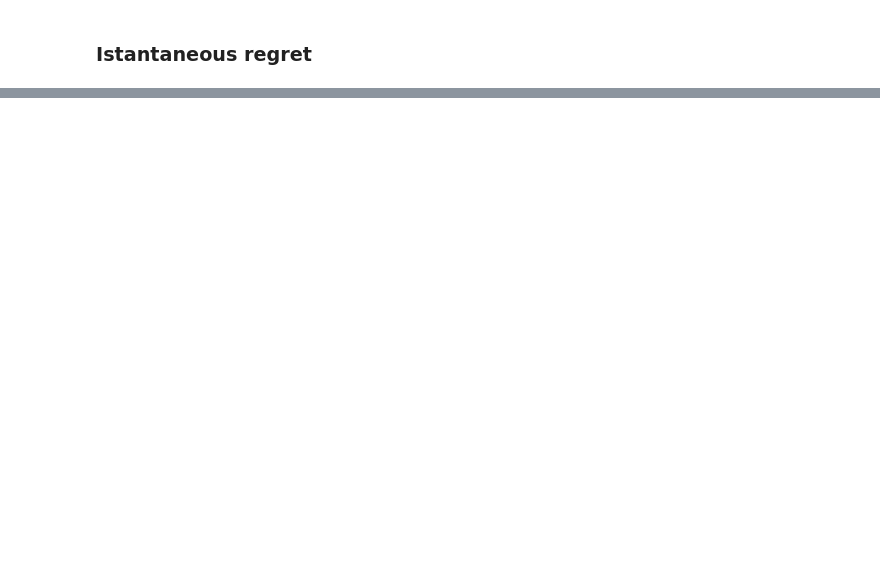
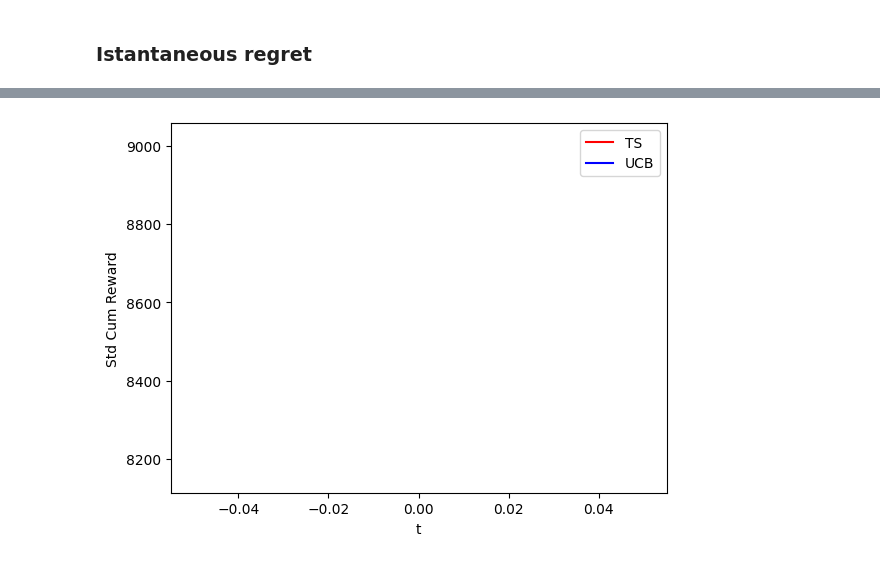
Before and after one commit to MatteoPancini/Online-Pricing-and-Advertising-Optimization-Project, a Jupyter notebook: Project-Pricing-Advertising-2022-2023/1_Learning_for_Pricing_2_Version.ipynb, the cells around one changed output, grey strips where cells are left out. Cells and saved outputs as stored; diff of their text form; code cells hidden in the pictures; blank space fills up the shorter version.

```diff
--- a/Project-Pricing-Advertising-2022-2023/1_Learning_for_Pricing_2_Version.ipynb
+++ b/Project-Pricing-Advertising-2022-2023/1_Learning_for_Pricing_2_Version.ipynb
@@ -127,0 +126,12 @@ plt.show()
+# %%
+std_cum_reward_ts = np.std(ts_rewards_per_experiment, axis=0)
+std_cum_reward_ucb = np.std(ucb_reward_per_experiment, axis=0)
+
+plt.ylabel("Std Cum Reward")
+plt.xlabel("t")
+plt.plot(np.mean(std_cum_reward_ts, axis=0), 'r', label='TS')
+plt.plot(np.mean(std_cum_reward_ts, axis=0), 'b', label='UCB')
+plt.legend()
+plt.show()
+# %% [output]
+[figure, added]
```
Also changed, not shown: parts of 5 cells of this notebook.
